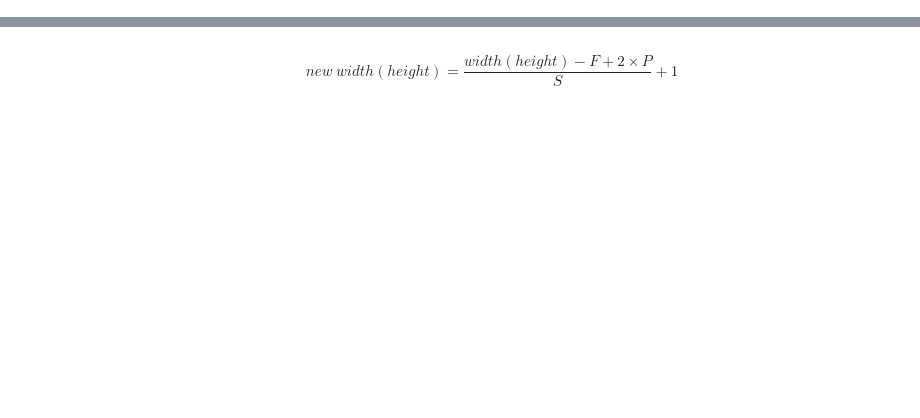
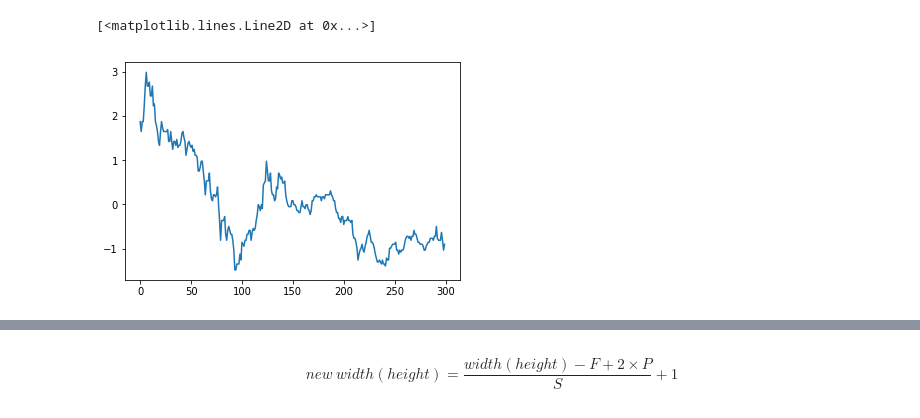
Before and after one commit to seanahmad/Autoencoder, a Jupyter notebook: ConvAuto/Conv1DAuto_alter.ipynb, the cells around one changed output, grey strips where cells are left out. Saved outputs shown, nothing was run; the diff lists cells and outputs as text; code cells hidden in the pictures; blank space fills up the shorter version.

```diff
--- a/ConvAuto/Conv1DAuto_alter.ipynb
+++ b/ConvAuto/Conv1DAuto_alter.ipynb
@@ -105,0 +102,5 @@ plt.plot(X_train[100])
+# %%
+plt.plot(X_train[3000])
+# %% [output]
+[<matplotlib.lines.Line2D at 0x...>]
+[figure, added]
```
Also changed, not shown: parts of 25 cells of this notebook, 2 other files.
